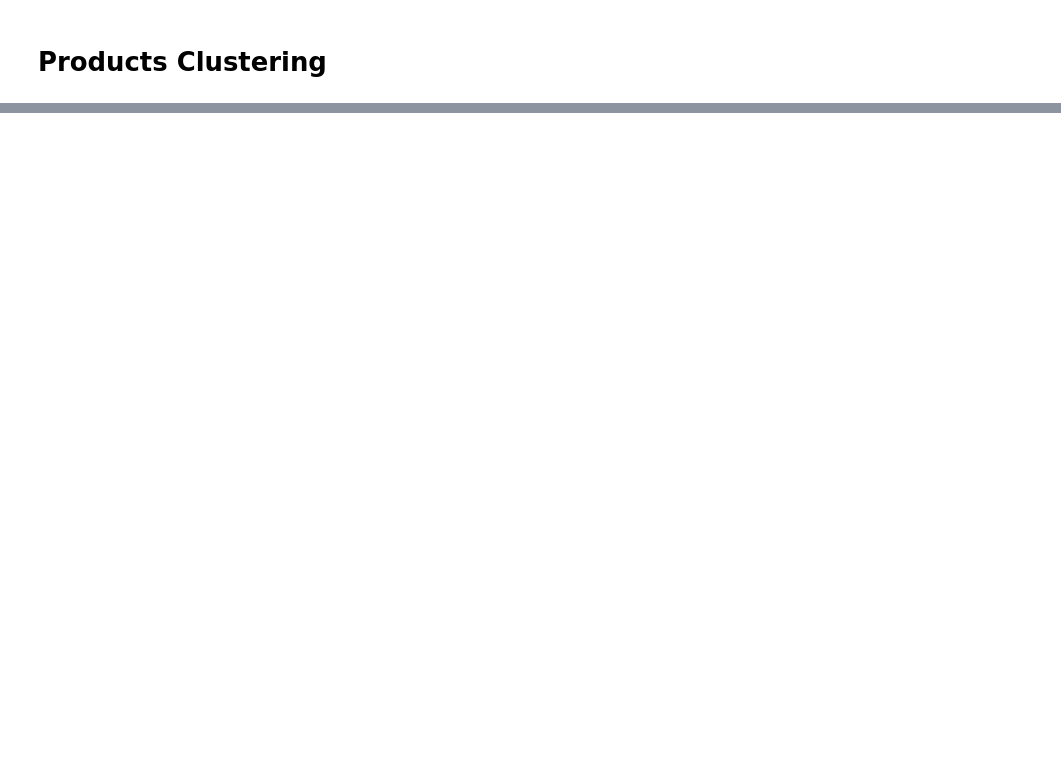
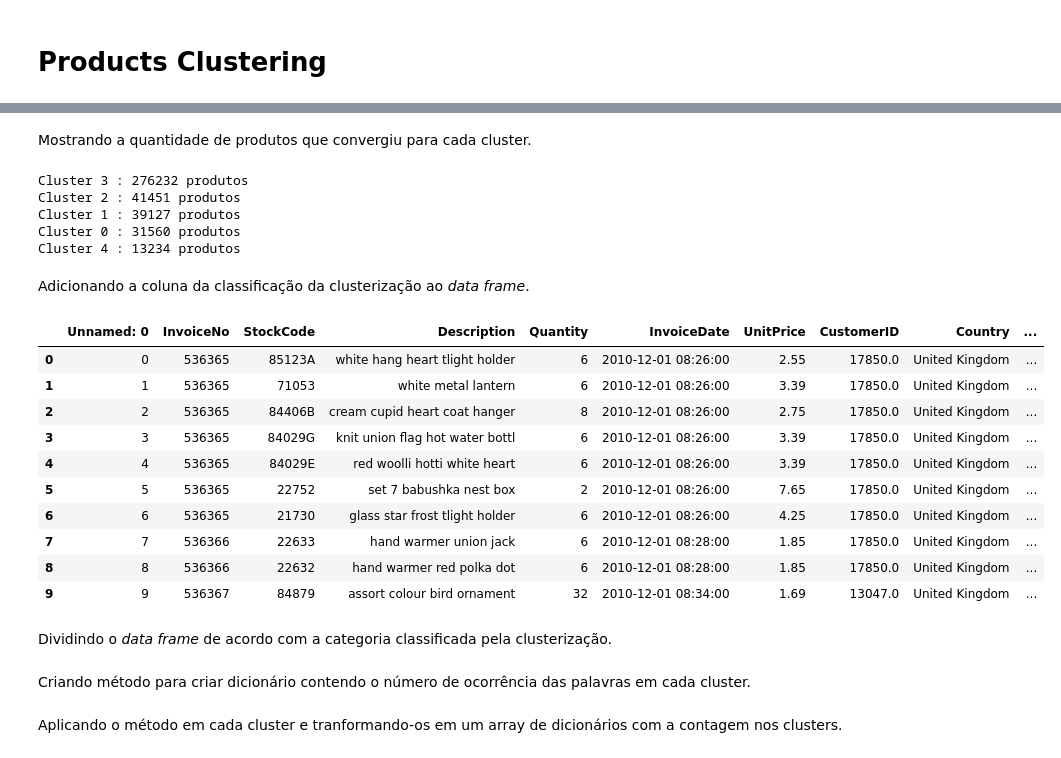
Before and after one commit to SkyNetRecruits/online_retail_dataset, a Jupyter notebook: products_clustering.ipynb, the cells around one changed output, grey strips where cells are left out. Saved outputs shown, nothing was run; the diff lists cells and outputs as text; code cells hidden in the pictures; blank space fills up the shorter version.

```diff
--- a/products_clustering.ipynb
+++ b/products_clustering.ipynb
@@ -106,6 +136,39 @@ from sklearn.cluster import KMeans
 # %%
-# for n_clusters in range(1, 15):
-#     kmeans = KMeans(init='k-means++', n_clusters = n_clusters, n_init=10)
-#     kmeans.fit(bag_of_words)
-#     clusters = kmeans.predict(bag_of_words)
-#     print("For n_clusters =", n_clusters, 'com inércia ', kmeans.inertia_)
+from sklearn.cluster import KMeans
+
+kmeans = KMeans(init='k-means++', n_clusters=5)
+km = kmeans.fit(bag_of_words)
+clusters = kmeans.predict(bag_of_words)
+# %% [markdown]
+Mostrando a quantidade de produtos que convergiu para cada cluster.
+# %%
+cluster_number = [3, 2, 1, 0, 4]
+for index, cluster in enumerate(list(pd.Series(clusters).value_counts())):
+    print('Cluster', cluster_number[index], ':', cluster, 'produtos')
+# %% [output]
+Cluster 3 : 276232 produtos
+Cluster 2 : 41451 produtos
+Cluster 1 : 39127 produtos
+Cluster 0 : 31560 produtos
+Cluster 4 : 13234 produtos
+# %% [markdown]
+Adicionando a coluna da classificação da clusterização ao _data frame_.
+# %%
+df['Description'] = stem_products
+df_classified = df
+df_classified['Category'] = pd.DataFrame(clusters, columns=['cluster'])
+df_classified.head(10)
+# %% [output]
+|  | Unnamed: 0 | InvoiceNo | StockCode | Description | Quantity | InvoiceDate | UnitPrice | CustomerID | Country | ... |
+| 0 | 0 | 536365 | 85123A | white hang heart tlight holder | 6 | 2010-12-01 08:26:00 | 2.55 | 17850.0 | United Kingdom | ... |
+| 1 | 1 | 536365 | 71053 | white metal lantern | 6 | 2010-12-01 08:26:00 | 3.39 | 17850.0 | United Kingdom | ... |
+| 2 | 2 | 536365 | 84406B | cream cupid heart coat hanger | 8 | 2010-12-01 08:26:00 | 2.75 | 17850.0 | United Kingdom | ... |
+| 3 | 3 | 536365 | 84029G | knit union flag hot water bottl | 6 | 2010-12-01 08:26:00 | 3.39 | 17850.0 | United Kingdom | ... |
+| 4 | 4 | 536365 | 84029E | red woolli hotti white heart | 6 | 2010-12-01 08:26:00 | 3.39 | 17850.0 | United Kingdom | ... |
+| 5 | 5 | 536365 | 22752 | set 7 babushka nest box | 2 | 2010-12-01 08:26:00 | 7.65 | 17850.0 | United Kingdom | ... |
+| 6 | 6 | 536365 | 21730 | glass star frost tlight holder | 6 | 2010-12-01 08:26:00 | 4.25 | 17850.0 | United Kingdom | ... |
+| 7 | 7 | 536366 | 22633 | hand warmer union jack | 6 | 2010-12-01 08:28:00 | 1.85 | 17850.0 | United Kingdom | ... |
+| 8 | 8 | 536366 | 22632 | hand warmer red polka dot | 6 | 2010-12-01 08:28:00 | 1.85 | 17850.0 | United Kingdom | ... |
+| 9 | 9 | 536367 | 84879 | assort colour bird ornament | 32 | 2010-12-01 08:34:00 | 1.69 | 13047.0 | United Kingdom | ... |
+# %% [markdown]
+Dividindo o _data frame_ de acordo com a categoria classificada pela clusterização.
@@ -111,0 +181,2 @@ from sklearn.cluster import KMeans
+# %% [markdown]
+Criando método para criar dicionário contendo o número de ocorrência das palavras em cada cluster.
@@ -111,0 +189,2 @@ from sklearn.cluster import KMeans
+# %% [markdown]
+Aplicando o método em cada cluster e tranformando-os em um array de dicionários com a contagem nos clusters.
```
Also changed, not shown: parts of 42 cells of this notebook.
